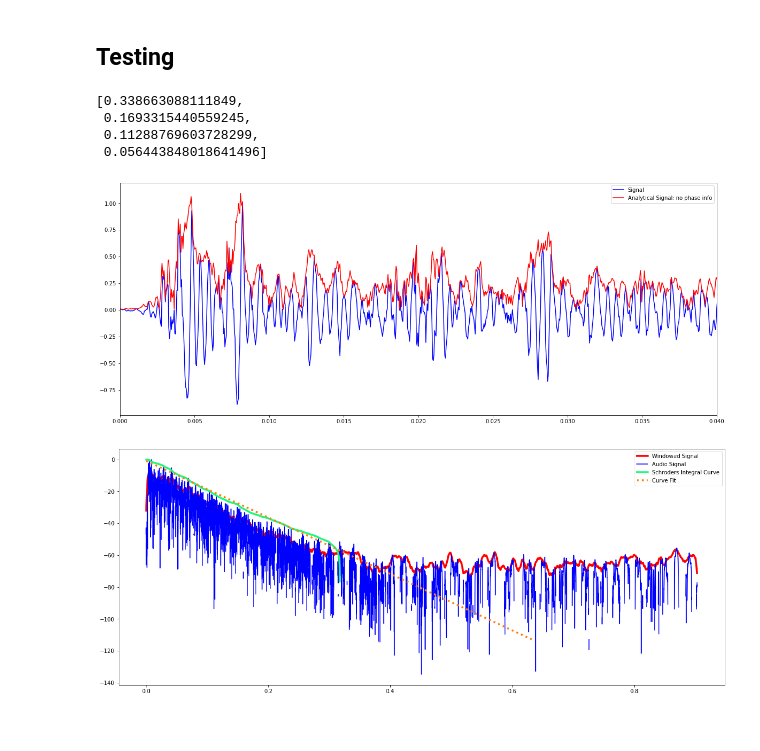
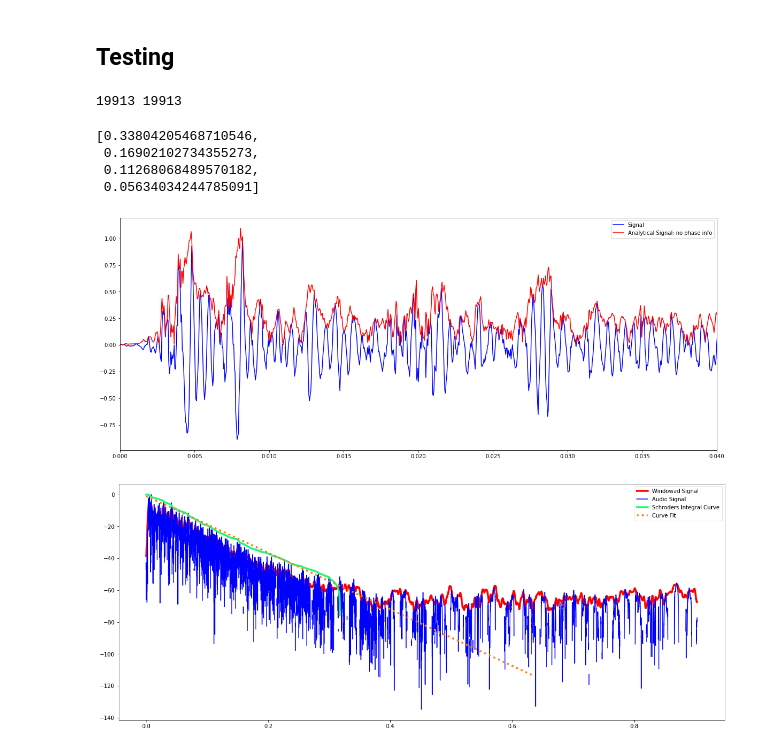
Before and after one commit to aae2079/room-acoustics, a Jupyter notebook: acousticTesting/roomAcousticM.ipynb, the cells around one changed output. Drawn from its saved outputs; the diff is of its cells as text; code cells hidden in the pictures.

```diff
--- a/acousticTesting/roomAcousticM.ipynb
+++ b/acousticTesting/roomAcousticM.ipynb
@@ -29,2 +31,16 @@ def linearFit(x,m,b):
 # %%
-def hilbert():
+def schroedersIntegral(signal):
+
+
+    cumsum = np.zeros(len(signal),dtype=type(signal[0]))
+    #signal cumsum
+    for i in range(0,len(signal)):
+        if i == 0:
+            cumsum[i] = signal[i]
+        else:
+            cumsum[i] = signal[i] + cumsum[i-1]
+
+
+    sch = 10.0 * np.log10((cumsum)[::-1]
+                           / np.max(cumsum))
+    return sch
@@ -48,16 +89,21 @@ def reverbTimeCalc(signal, fs, window_size, N):
 
     #Analytical signal removes any phase information
     x_anyl = sc.hilbert(signal)
+    print(len(signal),len(x_anyl))
     x_env = np.abs(x_anyl)
-    x_log = 20.0*np.log10(x_env)
+    #x_log = 20.0*np.log10(x_env)
+    x_ma = movingAvg(x_env,66)
 
     #Filter the signal to remove noise
-    ma_filter = np.ones(window_size) / window_size
-    x_ma = np.convolve(x_env, ma_filter, mode='same')
+    # ma_filter = np.ones(window_size) / window_size
+    # x_ma = np.convolve(x_env, ma_filter, mode='same')
 
-    x_ma1 = x_ma[:N]
+    # x_ma1 = x_ma[:N]
 
-    sch = 10.0 * np.log10(np.cumsum(x_ma1[::-1]**2)[::-1] / np.max(np.cumsum(x_ma1[::-1]**2))) #Integrate using Schroders integral
+    #sch = 10.0 * np.log10(np.cumsum(x_ma1[::-1]**2)[::-1] / np.max(np.cumsum(x_ma1[::-1]**2))
+    N = 7000
+    sch = schroedersIntegral(x_ma[:N][::-1]**2)
+
 
     ##ANALYSIS
     popt,pconv = curve_fit(linearFit,t[:N],sch)
@@ -133,31 +179,40 @@ ValueError: x and y must have same first dimension, but have shapes (904,) and (
 # %% [markdown]
 ## Testing
 # %%
+np.set_printoptions(threshold=None, edgeitems=None, linewidth=None, suppress=None)
 #Test Signal
-y,sr = lr.load("wavs/bedroom_RIR.wav")
+y,sr = lr.load("../wavs/bedroom_RIR.wav")
+
+import scipy.io.wavfile as wav
+
+fs, signal = wav.read("../wavs/bedroom_RIR.wav")
+
+signal = signal #/ 32767 # 2**15 - 1
 
 fs = 10000
 time = np.arange(0,1,1/fs)
 #y = np.sin(2*np.pi*60*time)
 noiz = 0.08 * np.random.rand(len(y))
 
 noizy_signal = y + noiz
 noizy_signal_fft = np.fft.rfft(noizy_signal)
 noizy_signal_fft[0] = 0
 
 
 
 
 
+
 #snrAnyl(noiz,sr, 1024, 0.5, "hann")
 reverbTimeCalc(y,sr,128,7000)
 # %% [output]
-[0.338663088111849,
- 0.1693315440559245,
- 0.11288769603728299,
- 0.056443848018641496]
+19913 19913
+[0.33804205468710546,
+ 0.16902102734355273,
+ 0.11268068489570182,
+ 0.05634034244785091]
 [figure]
-[figure, old version]
+[figure, new version]
 # %%
 Audio(y, rate = sr)
 # %% [output]
```
Also changed, not shown: parts of 3 cells of this notebook.
